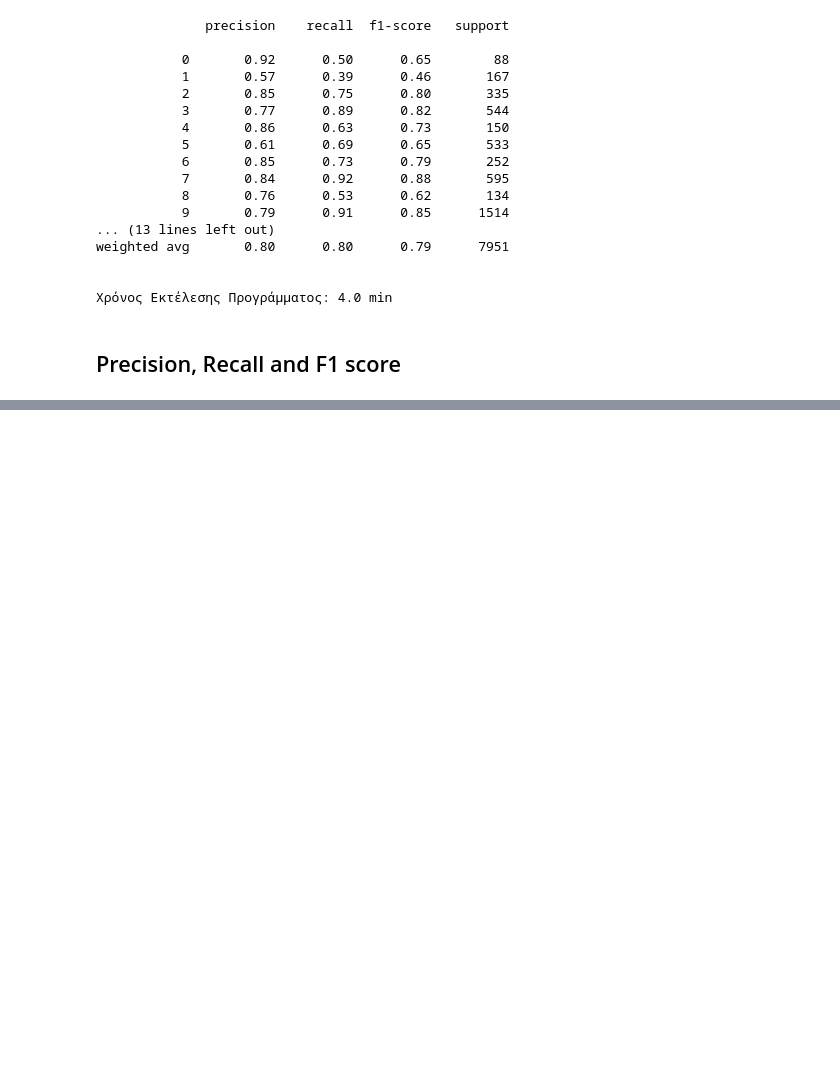
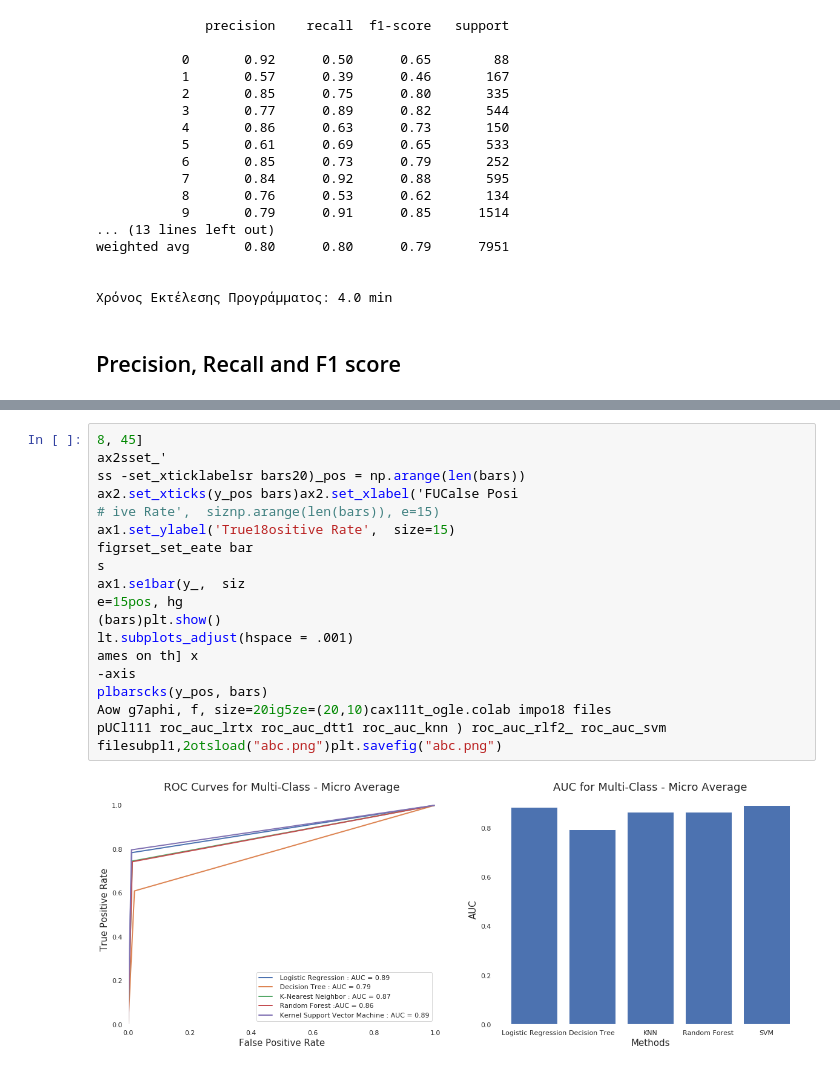
Before and after one commit to dimzog/Whats-Cooking-Machine-Learning, a Jupyter notebook: Draft_1.ipynb, the cells around one changed output, grey strips where cells are left out. Cells and saved outputs as stored; diff of their text form; blank space fills up the shorter version.

```diff
--- a/Draft_1.ipynb
+++ b/Draft_1.ipynb
@@ -574,0 +631,20 @@ Kernel SVM metrics: (0.8076514554376318, 0.6821377664879188, 0.7281466759416496)
+# %%
+8, 45]
+ax2sset_'
+ss -set_xticklabelsr bars20)_pos = np.arange(len(bars))
+ax2.set_xticks(y_pos bars)ax2.set_xlabel('FUCalse Posi
+# ive Rate',  siznp.arange(len(bars)), e=15)
+ax1.set_ylabel('True18ositive Rate',  size=15)
+figrset_set_eate bar
+s
+ax1.se1bar(y_,  siz
+e=15pos, hg
+(bars)plt.show()
+lt.subplots_adjust(hspace = .001)
+ames on th] x
+-axis
+plbarscks(y_pos, bars)
+Aow g7aphi, f, size=20ig5ze=(20,10)cax111t_ogle.colab impo18 files
+pUCl111 roc_auc_lrtx roc_auc_dtt1 roc_auc_knn ) roc_auc_rlf2_ roc_auc_svm filesubpl1,2otsload("abc.png")plt.savefig("abc.png")
+# %% [output]
+[figure, added]
```
Also changed, not shown: parts of 16 cells of this notebook.
